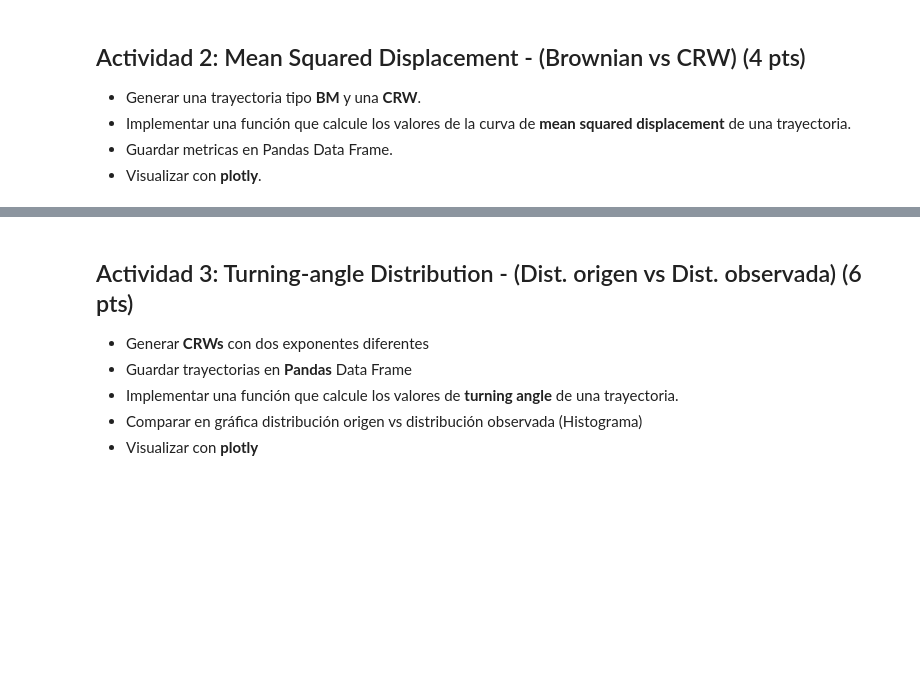
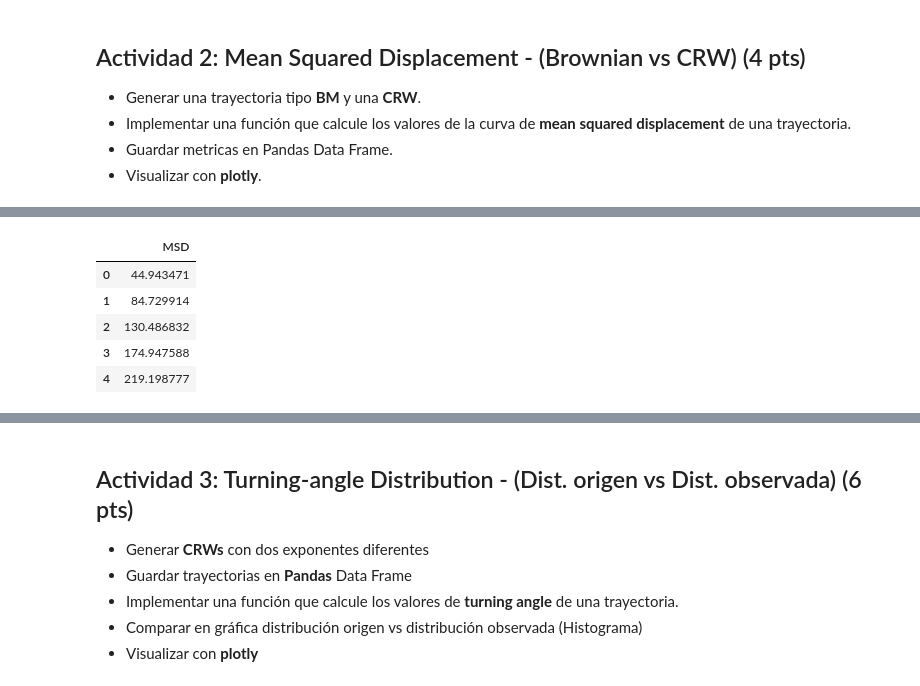
Before and after one commit to SofiaRguez1020/Topicos_Industria_I, a Jupyter notebook: TI_1_Practica3_Sofia_Rodriguez.ipynb, the cells around one changed output, grey strips where cells are left out. Drawn from its saved outputs; the diff is of its cells as text; code cells hidden in the pictures; blank space fills up the shorter version.

```diff
--- a/TI_1_Practica3_Sofia_Rodriguez.ipynb
+++ b/TI_1_Practica3_Sofia_Rodriguez.ipynb
@@ -200,23 +200,6 @@ def path_length(trajectory):
   for i in range (1,trajectory.shape[0]):
     dis_aux.append(euclidean_distance(trajectory.iloc[i-1], trajectory.iloc[i]))
   return pd.DataFrame(np.cumsum(dis_aux), columns=['PL'])
-# %%
-#######################################################################################################
-# Mean Squared Displacement
-# This function estimates the MSD
-#######################################################################################################
-def msd(trajectory, n=50):
-  """
-  Arguments:
-    trajectory: Data set containing complete trajectory
-    n: Window size
-  Returns:
-    msd_df: calculated mean squared
-  """
-  displacement_vec = np.array([euclidean_distance(trajectory.iloc[i-n], trajectory.iloc[i]) for i in range(n, trajectory.shape[0],1)])
-  displacement_vec = displacement_vec**2
-  msd_df = pd.DataFrame(displacement_vec/(trajectory.shape[0]-n), columns=['MSD'])
-  return msd_df
 # %% [markdown]
 ## Actividad 1: Path Length - (BM1 vs BM2 vs CRW) (4 pts)
 
@@ -338,6 +321,22 @@ fig_3d.show()
 # Define your function to compute Mean Squared Displacement for given trajectory
 
 #  ***************** See Function section for fuction implementation *********************
+# %%
+#######################################################################################################
+# Mean Squared Displacement
+# This function estimates the MSD
+#######################################################################################################
+def msd(trajectory, n=50):
+  """
+  Arguments:
+    trajectory: Data set containing complete trajectory
+    n: Window size
+  Returns:
+    msd_df: calculated mean squared
+  """
+  displacement_vec = np.array([euclidean_distance(trajectory.iloc[i-n], trajectory.iloc[i])**2 for i in range(n, trajectory.shape[0],1)])
+  msd_df = pd.DataFrame(np.cumsum(displacement_vec)/(trajectory.shape[0] - n), columns=['MSD'])
+  return msd_df
 # %%
 # Get Mean Squared Displacement calling the function
 MSD_BM = msd(BM_2d_df_6, 500)# Add your code here function(BM_2d_df_6)
@@ -363,0 +346,9 @@ fig_path_length.show()
+# %%
+MSD_BM.head()
+# %% [output]
+|  | MSD |
+| 0 | 44.943471 |
+| 1 | 84.729914 |
+| 2 | 130.486832 |
+| 3 | 174.947588 |
+| 4 | 219.198777 |
```
Also changed, not shown: parts of 4 cells of this notebook.
